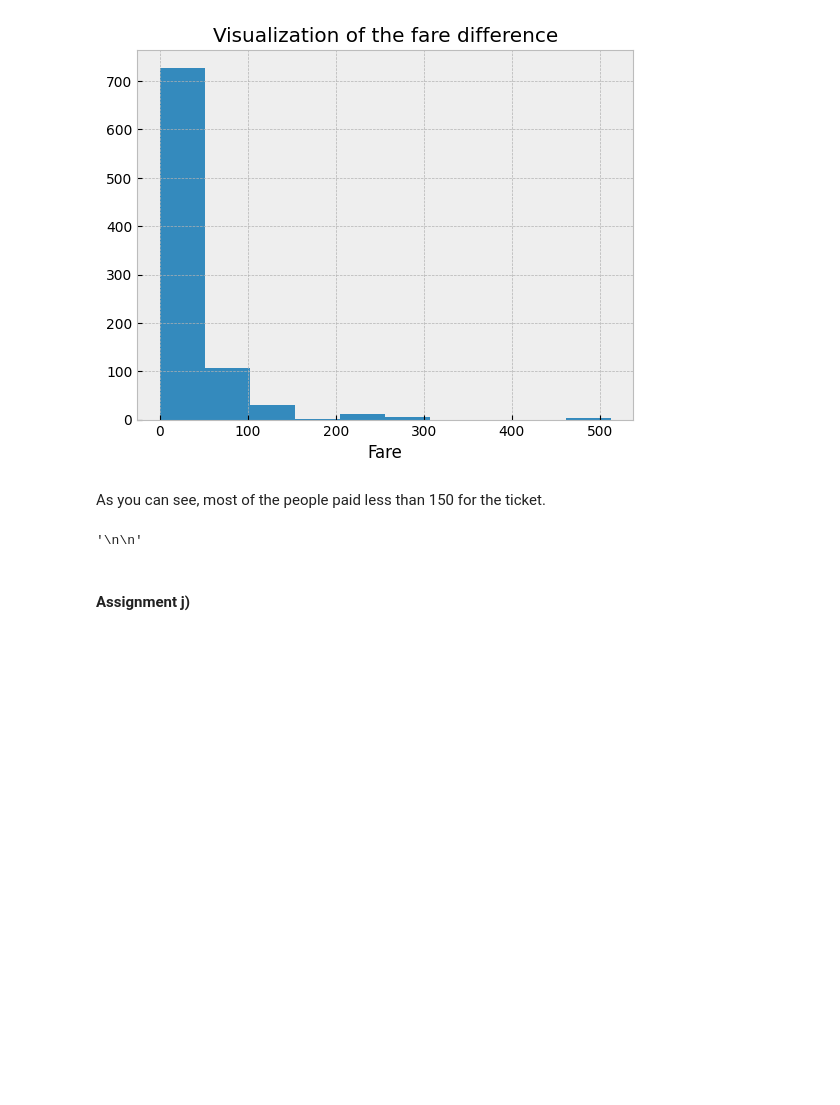
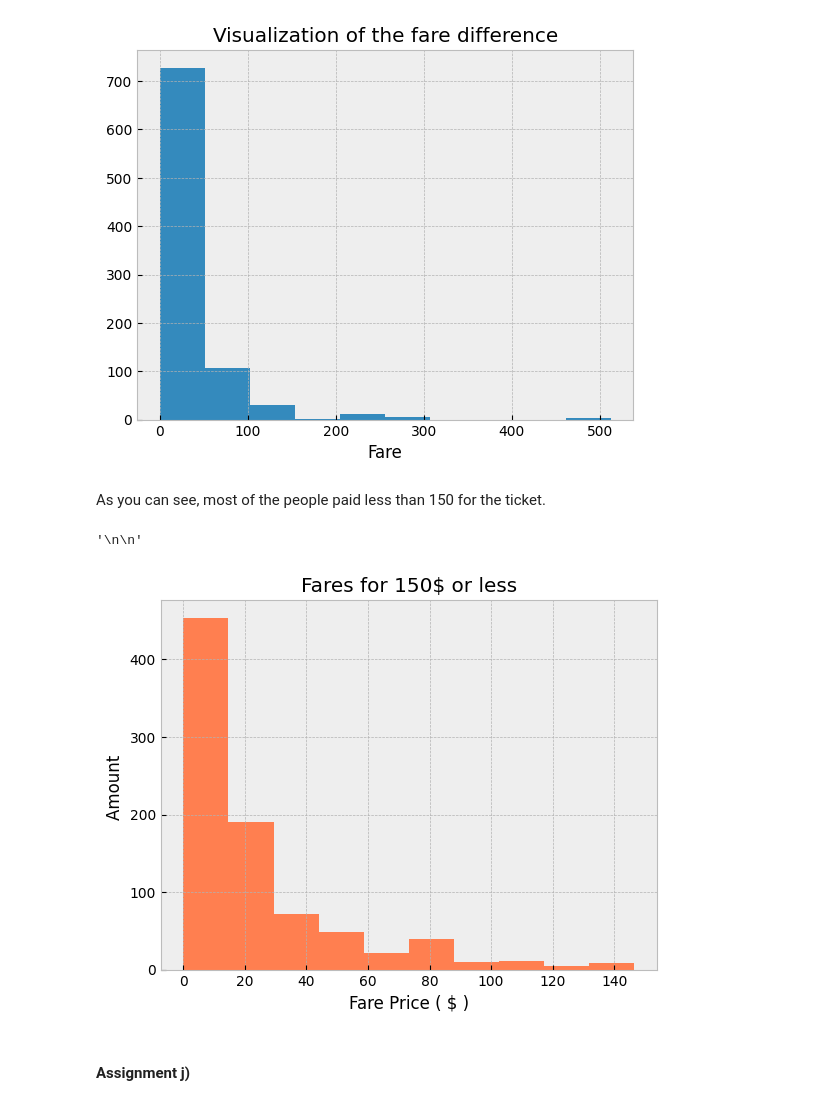
Before and after one commit to julindavid/Intro-Machine-Learning, a Jupyter notebook: maskin-inlärning-1DL034/assignments/practical/PracticalNotebook2.ipynb, the cells around one changed output. Drawn from its saved outputs; the diff is of its cells as text; code cells hidden in the pictures; blank space fills up the shorter version.

```diff
--- a/maskin-inlärning-1DL034/assignments/practical/PracticalNotebook2.ipynb
+++ b/maskin-inlärning-1DL034/assignments/practical/PracticalNotebook2.ipynb
@@ -489,14 +561,23 @@ As you can see, most of the people paid less than 150 for the ticket.
 # %%
 # ASSIGNMENT:
 # Plot a histogram over the people who paid less than, or equal to, 150.
 # label the plot and the axes appropriately
 
+fares = df["Fare"]
+cheap_fare = fares[(df["Fare"] <= 150)].sort_values()
+
+plt.hist(cheap_fare, color="coral")
+plt.xlabel("Fare Price ( $ )")
+plt.ylabel("Amount ")
+plt.title("Fares for 150$ or less")
+
 # YOUR CODE HERE
 '''
 
 '''
 # %% [output]
 '\n\n'
+[figure, added]
 # %% [markdown]
 #### Assignment j)
 # %%
```
Also changed, not shown: parts of 12 cells of this notebook.
